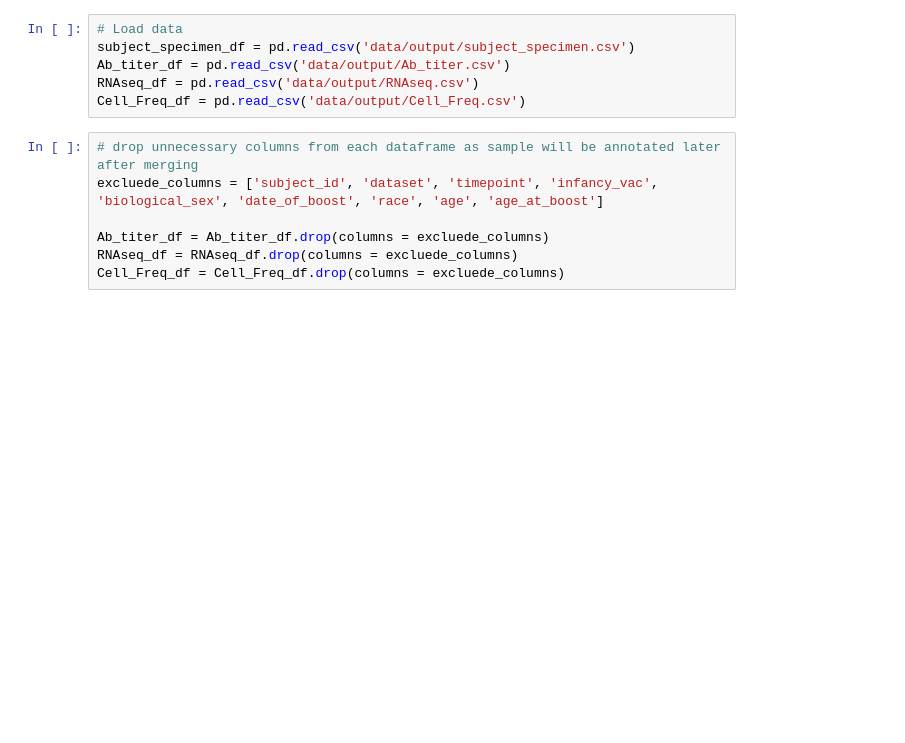
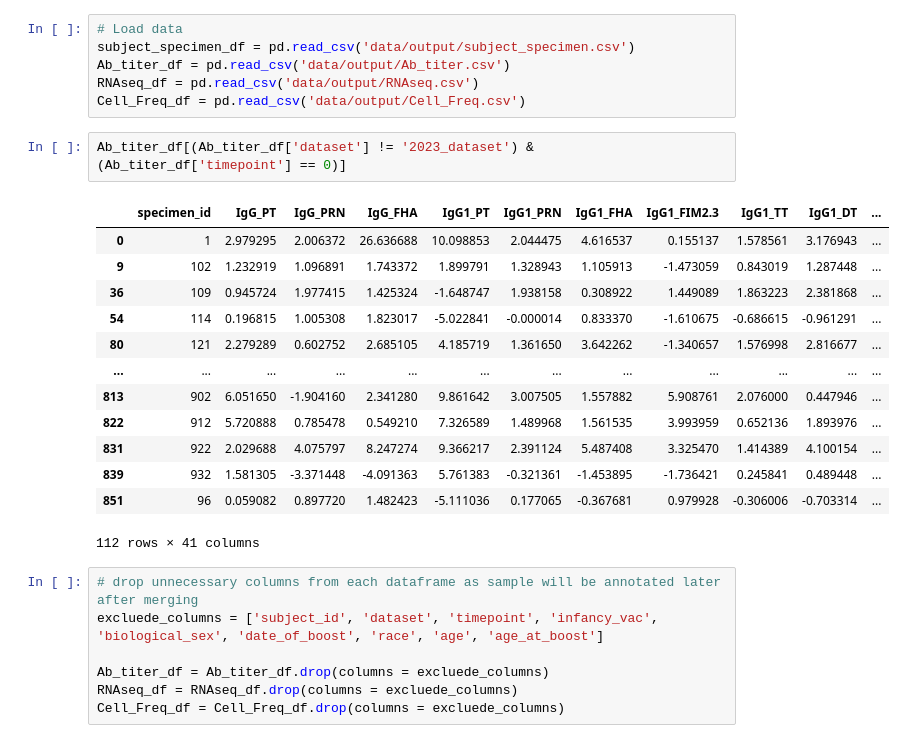
Before and after one commit to joe-jhou2/PertussisVaccine_Prediction, a Jupyter notebook: scripts/multimodal_ML.ipynb, the cells around one changed output. Saved outputs shown, nothing was run; the diff lists cells and outputs as text; blank space fills up the shorter version.

```diff
--- a/scripts/multimodal_ML.ipynb
+++ b/scripts/multimodal_ML.ipynb
@@ -45,6 +46,22 @@ subject_specimen_df = pd.read_csv('data/output/subject_specimen.csv')
 Ab_titer_df = pd.read_csv('data/output/Ab_titer.csv')
 RNAseq_df = pd.read_csv('data/output/RNAseq.csv')
 Cell_Freq_df = pd.read_csv('data/output/Cell_Freq.csv')
+# %%
+Ab_titer_df[(Ab_titer_df['dataset'] != '2023_dataset') & (Ab_titer_df['timepoint'] == 0)]
+# %% [output]
+|  | specimen_id | IgG_PT | IgG_PRN | IgG_FHA | IgG1_PT | IgG1_PRN | IgG1_FHA | IgG1_FIM2.3 | IgG1_TT | IgG1_DT | ... |
+| 0 | 1 | 2.979295 | 2.006372 | 26.636688 | 10.098853 | 2.044475 | 4.616537 | 0.155137 | 1.578561 | 3.176943 | ... |
+| 9 | 102 | 1.232919 | 1.096891 | 1.743372 | 1.899791 | 1.328943 | 1.105913 | -1.473059 | 0.843019 | 1.287448 | ... |
+| 36 | 109 | 0.945724 | 1.977415 | 1.425324 | -1.648747 | 1.938158 | 0.308922 | 1.449089 | 1.863223 | 2.381868 | ... |
+| 54 | 114 | 0.196815 | 1.005308 | 1.823017 | -5.022841 | -0.000014 | 0.833370 | -1.610675 | -0.686615 | -0.961291 | ... |
+| 80 | 121 | 2.279289 | 0.602752 | 2.685105 | 4.185719 | 1.361650 | 3.642262 | -1.340657 | 1.576998 | 2.816677 | ... |
+| ... | ... | ... | ... | ... | ... | ... | ... | ... | ... | ... | ... |
+| 813 | 902 | 6.051650 | -1.904160 | 2.341280 | 9.861642 | 3.007505 | 1.557882 | 5.908761 | 2.076000 | 0.447946 | ... |
+| 822 | 912 | 5.720888 | 0.785478 | 0.549210 | 7.326589 | 1.489968 | 1.561535 | 3.993959 | 0.652136 | 1.893976 | ... |
+| 831 | 922 | 2.029688 | 4.075797 | 8.247274 | 9.366217 | 2.391124 | 5.487408 | 3.325470 | 1.414389 | 4.100154 | ... |
+| 839 | 932 | 1.581305 | -3.371448 | -4.091363 | 5.761383 | -0.321361 | -1.453895 | -1.736421 | 0.245841 | 0.489448 | ... |
+| 851 | 96 | 0.059082 | 0.897720 | 1.482423 | -5.111036 | 0.177065 | -0.367681 | 0.979928 | -0.306006 | -0.703314 | ... |
+112 rows × 41 columns
 # %%
 # drop unnecessary columns from each dataframe as sample will be annotated later after merging
 excluede_columns = ['subject_id', 'dataset', 'timepoint', 'infancy_vac', 'biological_sex', 'date_of_boost', 'race', 'age', 'age_at_boost']
```
Also changed, not shown: parts of 26 cells of this notebook, 6 other files.
